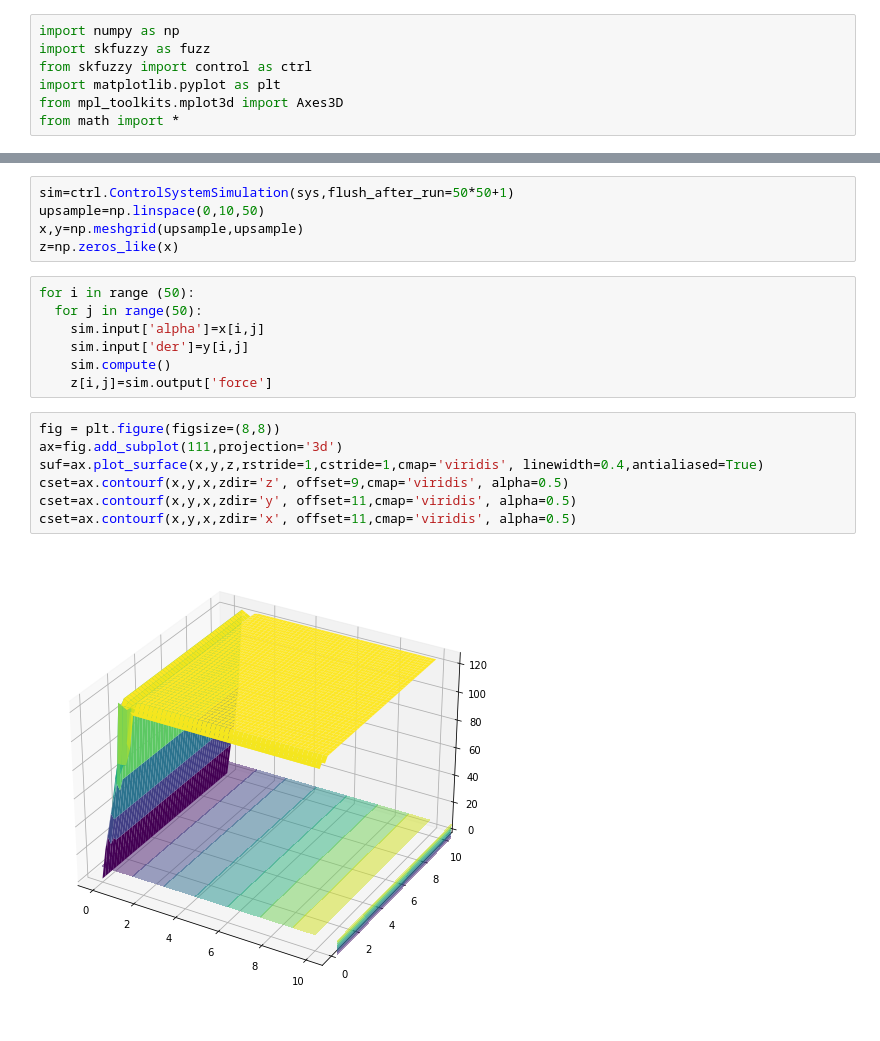
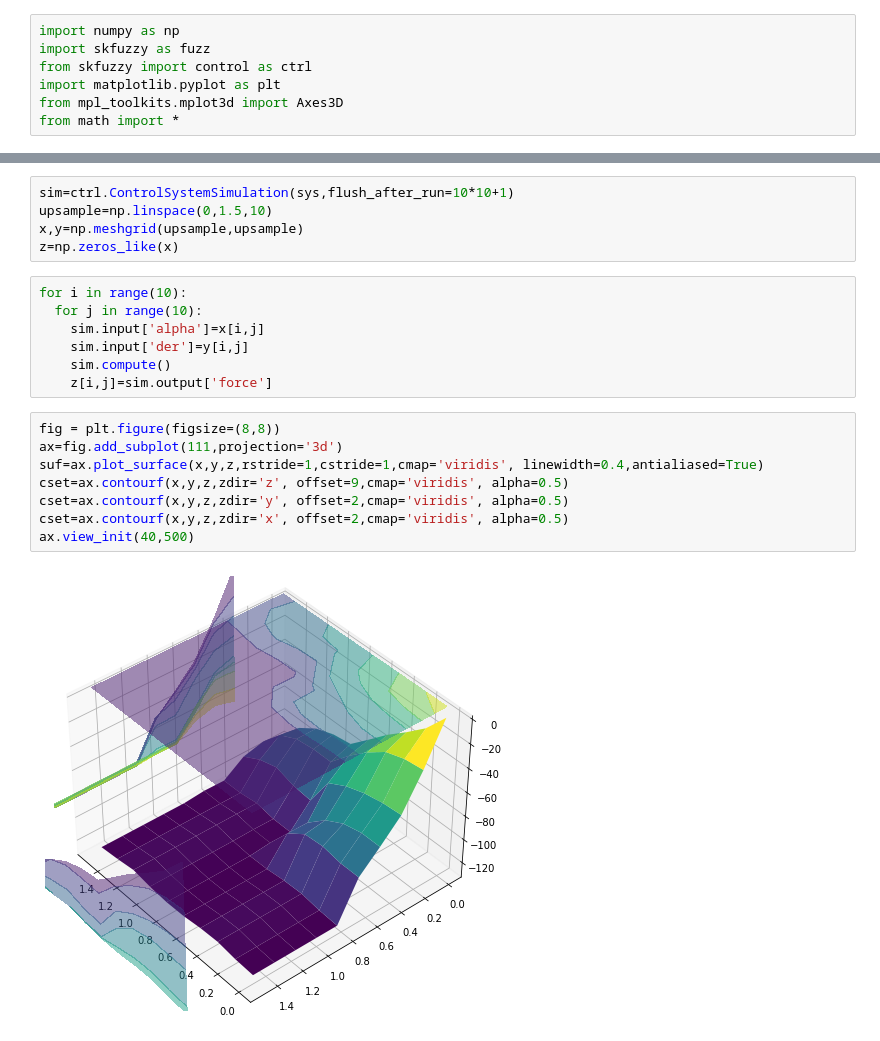
Before and after one commit to haviet12/Date_4_AI, a Jupyter notebook: con_lac_nguoc.ipynb, the cells around one changed output, grey strips where cells are left out. Saved outputs shown, nothing was run; the diff lists cells and outputs as text.

```diff
--- a/con_lac_nguoc.ipynb
+++ b/con_lac_nguoc.ipynb
@@ -83,11 +92,11 @@ force.view(res)
 # %%
-sim=ctrl.ControlSystemSimulation(sys,flush_after_run=50*50+1)
-upsample=np.linspace(0,10,50)
+sim=ctrl.ControlSystemSimulation(sys,flush_after_run=10*10+1)
+upsample=np.linspace(0,1.5,10)
 x,y=np.meshgrid(upsample,upsample)
 z=np.zeros_like(x)
 # %%
-for i in range (50):
-  for j in range(50):
+for i in range(10):
+  for j in range(10):
     sim.input['alpha']=x[i,j]
     sim.input['der']=y[i,j]
     sim.compute()
@@ -95,9 +104,10 @@ for i in range (50):
 # %%
 fig = plt.figure(figsize=(8,8))
 ax=fig.add_subplot(111,projection='3d')
 suf=ax.plot_surface(x,y,z,rstride=1,cstride=1,cmap='viridis', linewidth=0.4,antialiased=True)
-cset=ax.contourf(x,y,x,zdir='z', offset=9,cmap='viridis', alpha=0.5)
-cset=ax.contourf(x,y,x,zdir='y', offset=11,cmap='viridis', alpha=0.5)
-cset=ax.contourf(x,y,x,zdir='x', offset=11,cmap='viridis', alpha=0.5)
+cset=ax.contourf(x,y,z,zdir='z', offset=9,cmap='viridis', alpha=0.5)
+cset=ax.contourf(x,y,z,zdir='y', offset=2,cmap='viridis', alpha=0.5)
+cset=ax.contourf(x,y,z,zdir='x', offset=2,cmap='viridis', alpha=0.5)
+ax.view_init(40,500)
 # %% [output]
-[figure, old version]
+[figure, new version]
```
Also changed, not shown: parts of 6 cells of this notebook.
